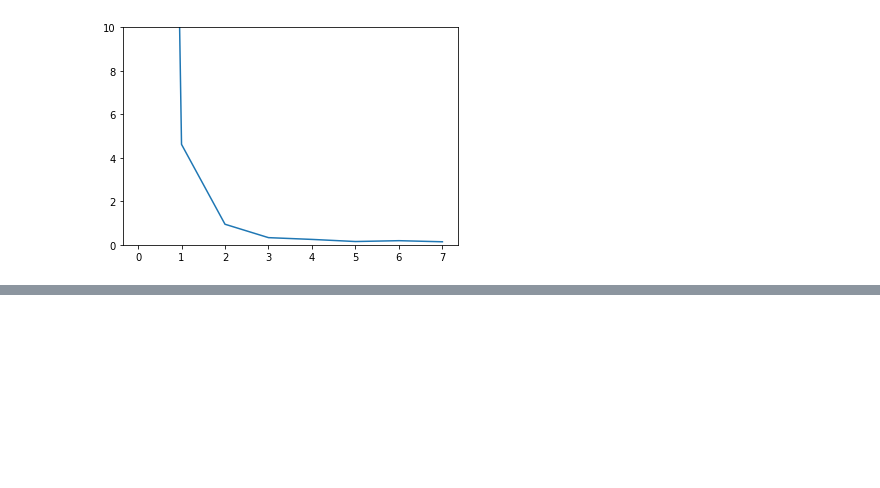
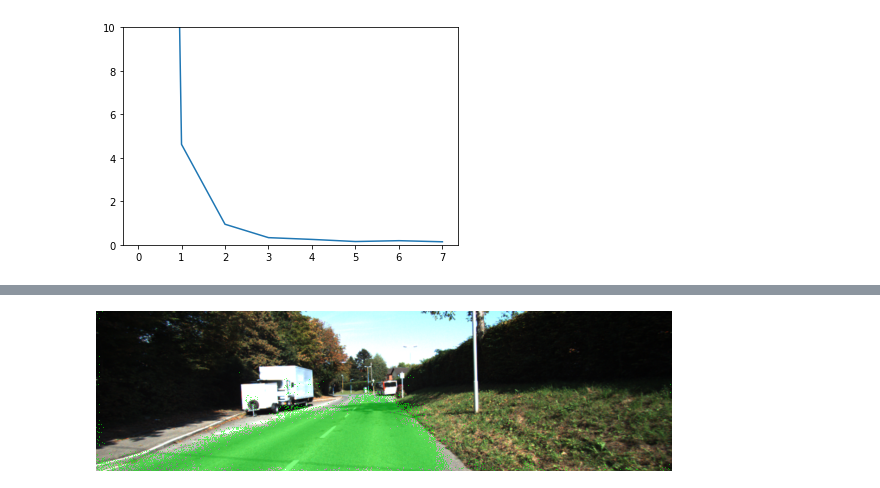
Before and after one commit to erkang/lane-segmentation-for-SDCs, a Jupyter notebook: FC+Net+for+Semantic+Segmentation.ipynb, the cells around one changed output, grey strips where cells are left out. Drawn from its saved outputs; the diff is of its cells as text; code cells hidden in the pictures; blank space fills up the shorter version.

```diff
--- a/FC+Net+for+Semantic+Segmentation.ipynb
+++ b/FC+Net+for+Semantic+Segmentation.ipynb
@@ -229,6 +229,5 @@ plt.show()
 [figure]
 # %%
 from IPython.display import Image
-Image(filename='./runs/1499290655.9898217/um_000006
-      .png')
+Image(filename='./runs/1499290655.9898217/um_000022.png')
 # %% [output]
@@ -235,0 +234 @@ SyntaxError: EOL while scanning string literal (<ipython-input-13-5c2824508f80>,
+[figure, added]
```
Also changed, not shown: parts of 1 cell of this notebook.
